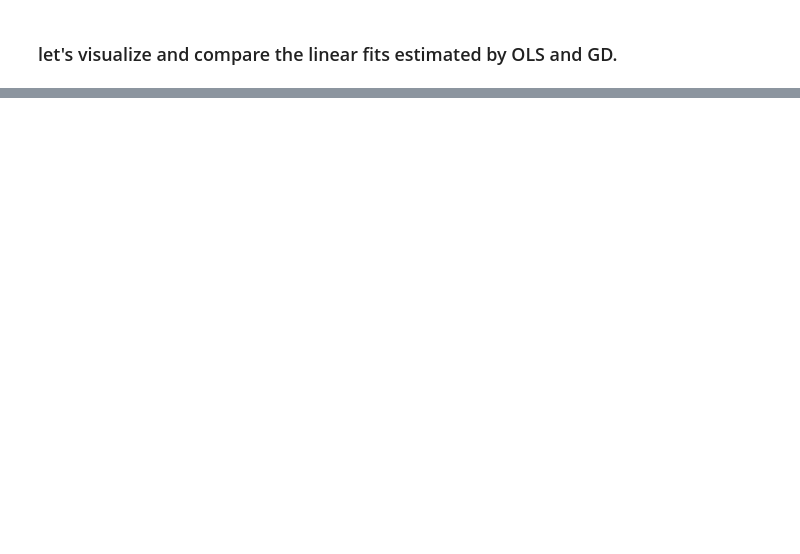
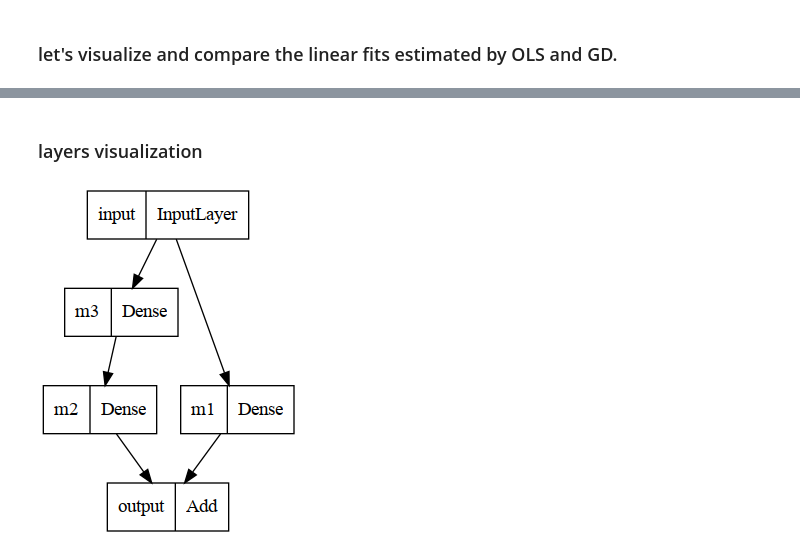
Before and after one commit to sudarsun/DA5401-2024, a Jupyter notebook: Assignment2-Solution.ipynb, the cells around one changed output, grey strips where cells are left out. Cells and saved outputs as stored; diff of their text form; code cells hidden in the pictures; blank space fills up the shorter version.

```diff
--- a/Assignment2-Solution.ipynb
+++ b/Assignment2-Solution.ipynb
@@ -628,0 +650,7 @@ reg_ds = tf.data.Dataset.from_tensor_slices((xx, yy)).batch(10)
+# %% [markdown]
+### layers visualization
+# %%
+from keras.utils import plot_model
+plot_model(model)
+# %% [output]
+[figure, added]
```
Also changed, not shown: parts of 27 cells of this notebook.
